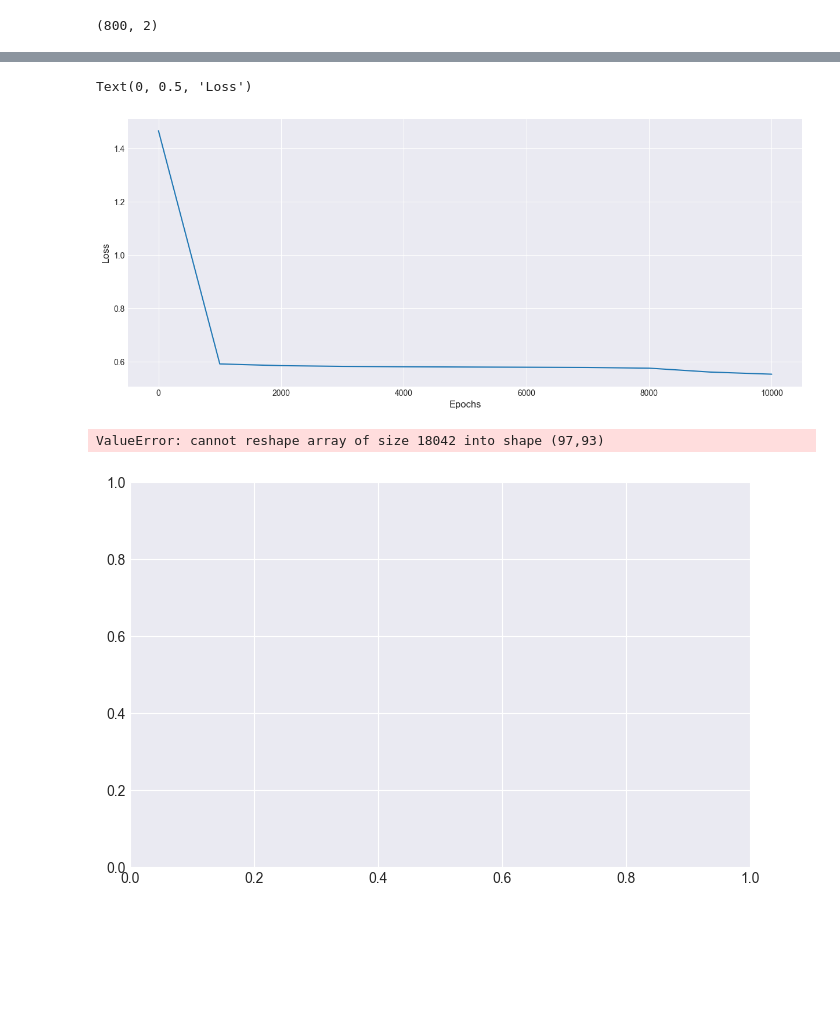
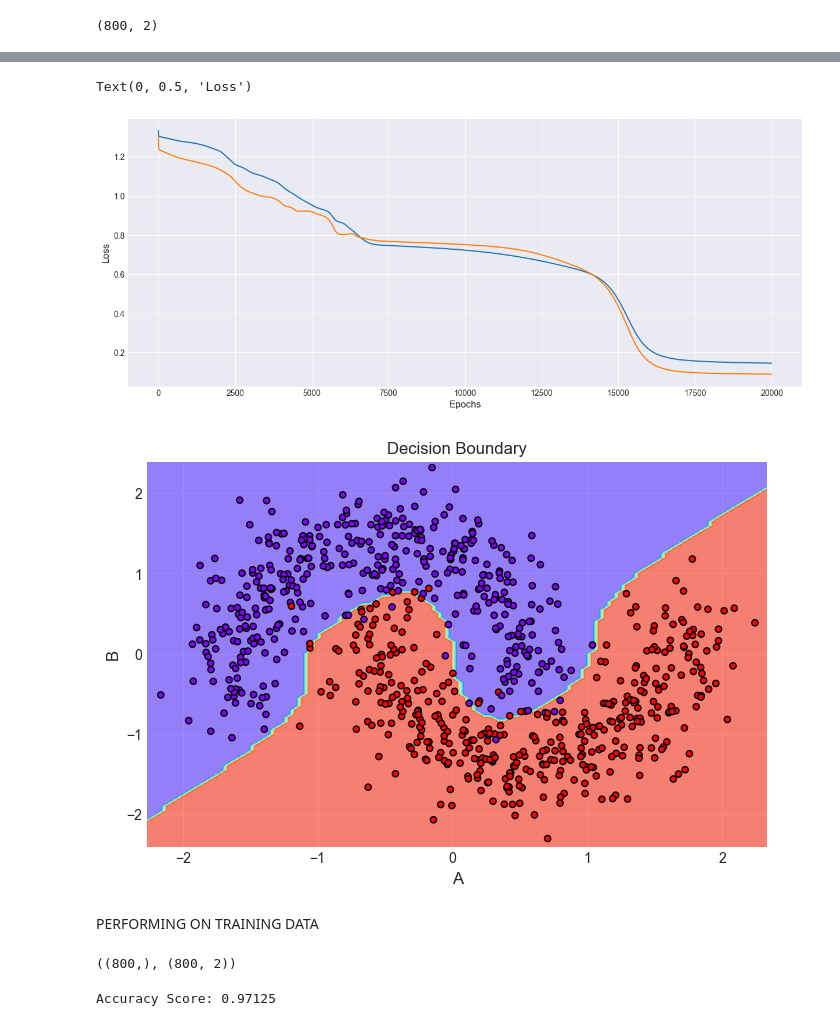
Before and after one commit to ishaan-eng/Deep-Learning, a Jupyter notebook: November 11/Multi_Layer_Perceptron.ipynb, the cells around one changed output, grey strips where cells are left out. Saved outputs shown, nothing was run; the diff lists cells and outputs as text; code cells hidden in the pictures; blank space fills up the shorter version.

```diff
--- a/November 11/Multi_Layer_Perceptron.ipynb
+++ b/November 11/Multi_Layer_Perceptron.ipynb
@@ -43,8 +43,8 @@ TEST_SIZE  = 0.2 # Size of test data
 
 # Parameters for plotting
 NOISE=0.2
-EPOCHS=10001
-ALPHA=0.1
+EPOCHS=20001
+ALPHA=0.01
 N_SAMPLE=1000
 
 params = {'legend.fontsize': 'medium',
@@ -209,17 +226,33 @@ def predict(model,X):
 # %%
-def calculate_loss(model,X,y):
+def calculate_loss(model,X_l,y_l):
     W1=model['W1']
     W2=model['W2']
+    W3=model["W3"]
+    W4=model["W4"]
+    W5=model["W5"]
     b1=model['b1']
     b2=model['b2']
-    m=X.shape[0]
+    b3=model['b3']
+    b4=model['b4']
+    b5=model["b5"]
+    m=X_l.shape[0]
     #Forward Propagation
-    z1=X.dot(W1)+b1 #Aggregation
-    a1=fn_activ(z1) #Activation
+    ## forward propagation
+    z1 = X_l.dot(W1) + b1   #Aggregation
+    a1 = fn_activ(z1)   #Activation
 
-    z2=a1.dot(W2)+b2 #Aggregation
-    a2=fn_sigmoid(z2) #Activation
-    data_loss=-(y*np.log(a2)+(1-y)*np.log(1-a2)).sum()
+    z2 = a1.dot(W2) + b2  #Aggregation
+    a2 = fn_activ(z2)   #Activation
+
+    z3=a2.dot(W3) + b3  #Aggregation
+    a3 = fn_activ(z3)   #Activation
+
+    z4=a3.dot(W4) + b4  #Aggregation
+    a4 = fn_activ(z4)   #Activation
+
+    z5=a4.dot(W5) + b5  #Aggregation
+    a5 = fn_softmax(z5) #Activation
+    data_loss=-(y_l*np.log(a5)+(1-y_l)*np.log(1-a5)).sum()
     return data_loss/m
 # %%
 # weights=np.array([0.1,2.0,1.0]) #eXAMPLE WEIGHTS: Bias, weight1, weight2
@@ -296,7 +377,7 @@ def build_model(nn_hdim, X_tr, y_tr,X_ts,y_ts,alpha, n_epochs):
 # pd.DataFrame(y_train).shape
 loss_hist = {}
 param={}
-param['h_dim']=[X_train.shape[1],5,5,4,3,y_train.shape[1]]
+param['h_dim']=[X_train.shape[1],100,50,40,30,y_train.shape[1]]
 # y_train = y_train.reshape(-1,1)
 y_train.shape
 # %% [output]
@@ -326,14 +423,25 @@ loss_df.head()
 # %%
 # plt.figure(figsize=(10,4))
 fig,ax=plt.subplots()
-ax.plot(loss_df['epoch'], loss_df['curr_loss'])
+ax.plot(loss_df['epoch'], loss_df['loss'])
+ax.plot(loss_df['epoch'], loss_df['test_loss'])
 plt.xlabel('Epochs')
 plt.ylabel('Loss')
 # %% [output]
 Text(0, 0.5, 'Loss')
-[figure, old version]
+[figure, new version]
 # %%
-fn_plot_decision_boundary(X_train,y_train,model,predict)
+fn_plot_decision_boundary(X_train,y_train.argmax(axis=1),model,predict)
 # %% [output]
-ValueError: cannot reshape array of size 18042 into shape (97,93)
-[figure, old version]
+[figure, new version]
+# %% [markdown]
+PERFORMING ON TRAINING DATA
+# %%
+y_pred=predict(model,X_train)
+y_pred.shape,y_train.shape
+# %% [output]
+((800,), (800, 2))
+# %%
+print(f'Accuracy Score: {accuracy_score(y_train.argmax(axis=1),y_pred)}')
+# %% [output]
+Accuracy Score: 0.97125
```
Also changed, not shown: parts of 14 cells of this notebook, 14 other files.
